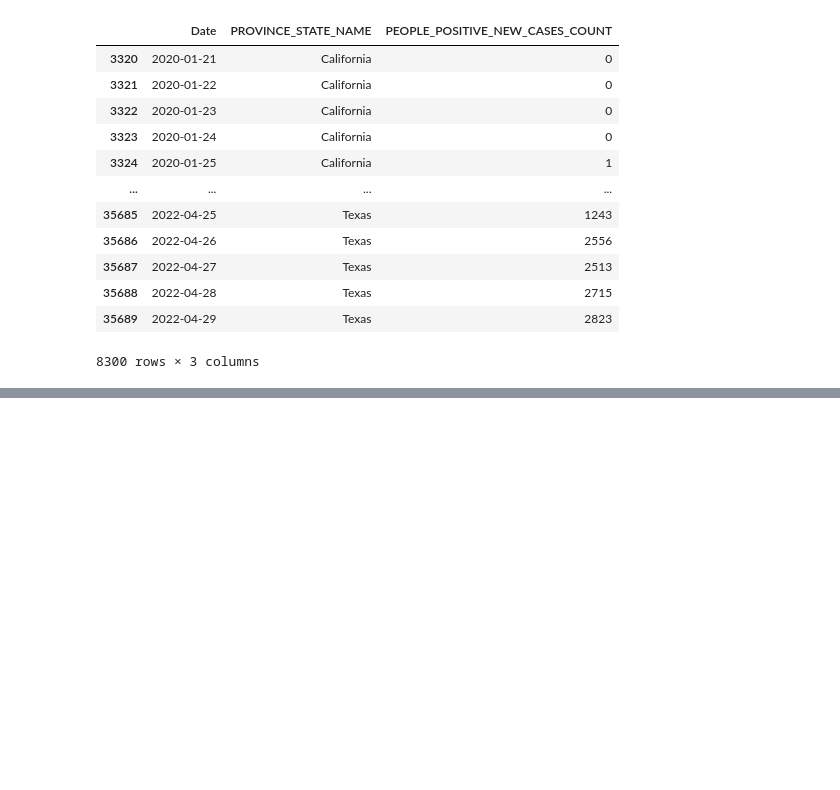
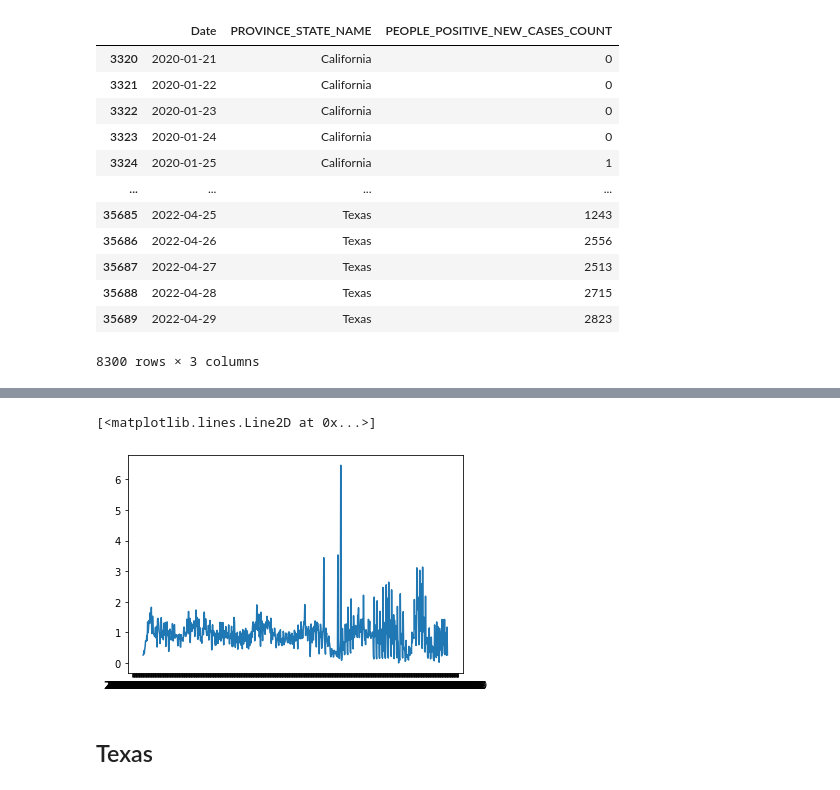
Before and after one commit to danielhe-nu/STAT390-Snowman, a Jupyter notebook: Midterm Daniel/Dataset Seperation 2.ipynb, the cells around one changed output, grey strips where cells are left out. Saved outputs shown, nothing was run; the diff lists cells and outputs as text; code cells hidden in the pictures; blank space fills up the shorter version.

```diff
--- a/Midterm Daniel/Dataset Seperation 2.ipynb
+++ b/Midterm Daniel/Dataset Seperation 2.ipynb
@@ -88,0 +313,7 @@ univariate_df.to_csv('univariate_df.csv', index=False)
+# %%
+plt.plot(cali_decomp.resid)
+# %% [output]
+[<matplotlib.lines.Line2D at 0x...>]
+[figure, added]
+# %% [markdown]
+## Texas
```
Also changed, not shown: parts of 58 cells of this notebook.
